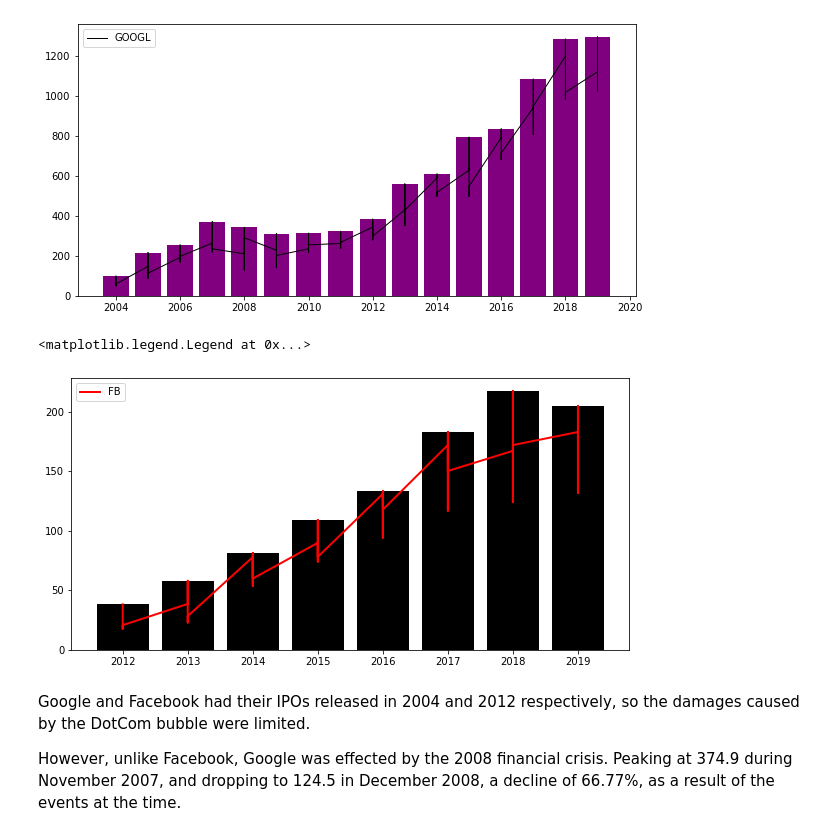
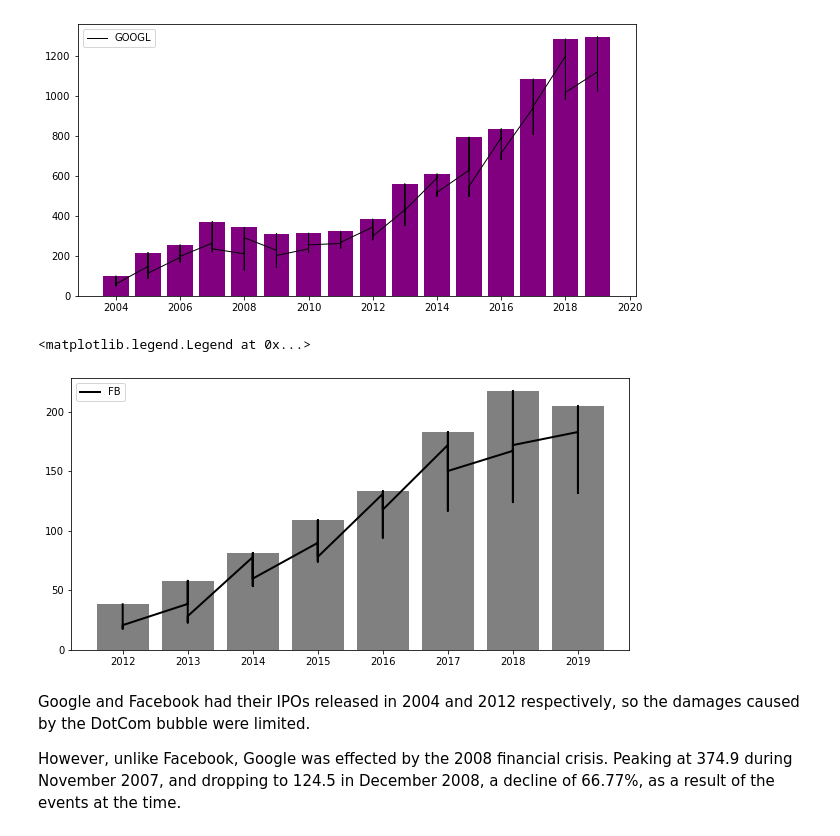
Before and after one commit to SunpreetSChahal/StocksAnalysis, a Jupyter notebook: Big 5 Stock ANALYSIS.ipynb, the cells around one changed output. Cells and saved outputs as stored; diff of their text form; code cells hidden in the pictures.

```diff
--- a/Big 5 Stock ANALYSIS.ipynb
+++ b/Big 5 Stock ANALYSIS.ipynb
@@ -302,15 +311,15 @@ mpy.legend(['GOOGL'], ncol=1, loc='upper left')
 # %%
 #Set Size
 mpy.figure(figsize=(10,5))
 
 #Plot data for FB
-mpy.plot(fbDa, fbPr, linewidth = 2, color= 'red')
-mpy.bar(fbDa, fbPr, linewidth = 1, color= 'black')
+mpy.plot(fbDa, fbPr, linewidth = 2, color= 'black')
+mpy.bar(fbDa, fbPr, linewidth = 1, color= 'grey')
 
 mpy.legend(['FB'], ncol=1, loc='upper left')
 # %% [output]
 <matplotlib.legend.Legend at 0x...>
-[figure, old version]
+[figure, new version]
 # %% [markdown]
 Google and Facebook had their IPOs released in 2004 and 2012 respectively, so the damages caused by the DotCom bubble were limited.
 
```
Also changed, not shown: parts of 2 cells of this notebook.
